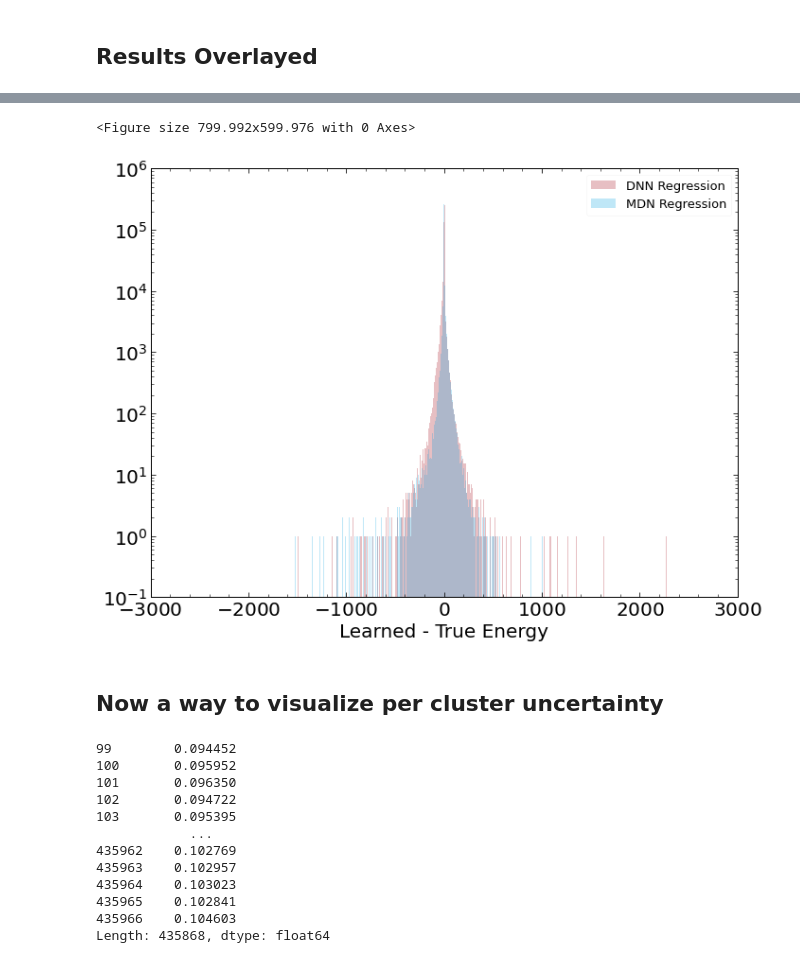
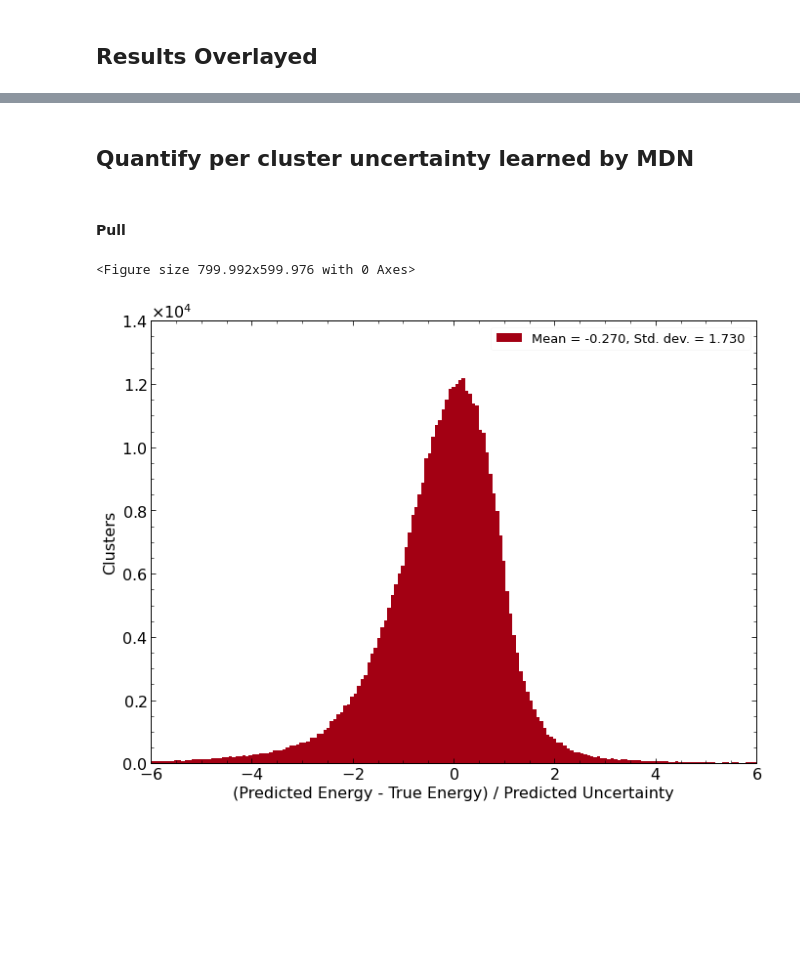
Before and after one commit to Chkoda/ML4pi, a Jupyter notebook: regression/TopoClusterRegression_MDN.ipynb, the cells around one changed output, grey strips where cells are left out. Saved outputs shown, nothing was run; the diff lists cells and outputs as text; code cells hidden in the pictures; blank space fills up the shorter version.

Commit message:
Fixes in MDN Regression and Resolution studies

```diff
--- a/regression/TopoClusterRegression_MDN.ipynb
+++ b/regression/TopoClusterRegression_MDN.ipynb
@@ -198,12 +313,12 @@ Non-trainable params: 0
 _________________________________________________________________
 None
 # %%
-if not loadModel:
+if loadModel:
+    regressor_All.model = load_model(modelpath + 'dnn_regressor.h5')
+else:
     chkpoint = tf.keras.callbacks.ModelCheckpoint('./dnn_regressor.h5', monitor='loss', verbose=1, save_best_only=True)
     # earlystop = tf.keras.callbacks.EarlyStopping(monitor='loss', min_delta=1e-4, patience=10, verbose=0, restore_best_weights=True)
     history_baseline_all = regressor_All.fit(All_input[pp.train],
                                              pp[pp.train].s_logECalib.to_numpy(),
                                             #  validation_split=0.1,
                                              callbacks=[chkpoint])
-else:
-    regressor_All.model = load_model(modelpath + 'dnn_regressor.h5')
@@ -253,6 +407,5 @@ xcenter, iqrOverMedDNN = ru.resolutionPlot(pp[pp.test].cluster_ENG_CALIB_TOT,
 # %% [markdown]
 ## MDN
 # %%
-loadModel=False
-saveModel=True
+loadModel=True
 # %%
@@ -383,17 +605,38 @@ pu.lineOverlay(xcenter=xcenter, lines = [iqrOverMedDNN, iqrOverMedMDN],
+# %% [markdown]
+## Quantify per cluster uncertainty learned by MDN
+# %% [markdown]
+#### Pull
+# %%
+median = pred[:,0]
+sigma = pred[:,1]
+
+# Renormalize data (inverse transform scaler normalization); propogate uncertainties
+median = scaler_cal.scale_ * median
+sigma = scaler_cal.scale_ * sigma # or _median * (sigma / median)
+
+median = median + scaler_cal.mean_
+
+median = np.exp(median)   # Reconstructed Energy Per Cluster
+sigma = median * sigma   # Reconstructed Energy Uncertainty (Std dev) Per Cluster
+
+
+# Calculate pull
+pull = (median-pp.cluster_ENG_CALIB_TOT) / sigma
+badval_mask = np.logical_and(pull < 100, pull > -100)
+pull = pull[badval_mask]
 # %%
-n_bins = 500
+# Plot pull
+n_bins = 2000
 plt.cla(); plt.clf()
 fig = plt.figure()
 fig.patch.set_facecolor('white')
-plt.hist(pp.predict_regressor_DNN-pp.cluster_ENG_CALIB_TOT,bins = n_bins,alpha=0.25, label='DNN Regression')
-plt.hist(pp.predict_regressor_MDN-pp.cluster_ENG_CALIB_TOT,bins = n_bins,alpha=0.25, label='MDN Regression')
-plt.yscale('log')
-plt.xlabel('Learned - True Energy')
-plt.xlim(-3000,3000)
+plt.hist(pull,bins = n_bins, label='Mean = {:.3f}, Std. dev. = {:.3f}'.format(pull.mean(), pull.std()))
+plt.xlabel('(Predicted Energy - True Energy) / Predicted Uncertainty')
+plt.ylabel('Clusters')
+plt.legend()
+plt.xlim(-6,6)
 plt.legend()
 plt.show()
 # %% [output]
 <Figure size 799.992x599.976 with 0 Axes>
-[figure, old version]
+[figure, new version]
-# %% [markdown]
-## Now a way to visualize per cluster uncertainty
@@ -407,15 +642,0 @@ test = pd.Series(iqr)
-# %%
-test.rolling(window=100).mean()
-# %% [output]
-99        0.094452
-100       0.095952
-101       0.096350
-102       0.094722
-103       0.095395
-            ...
-435962    0.102769
-435963    0.102957
-435964    0.103023
-435965    0.102841
-435966    0.104603
-Length: 435868, dtype: float64
```
Also changed, not shown: parts of 54 cells of this notebook, 1 other file.
